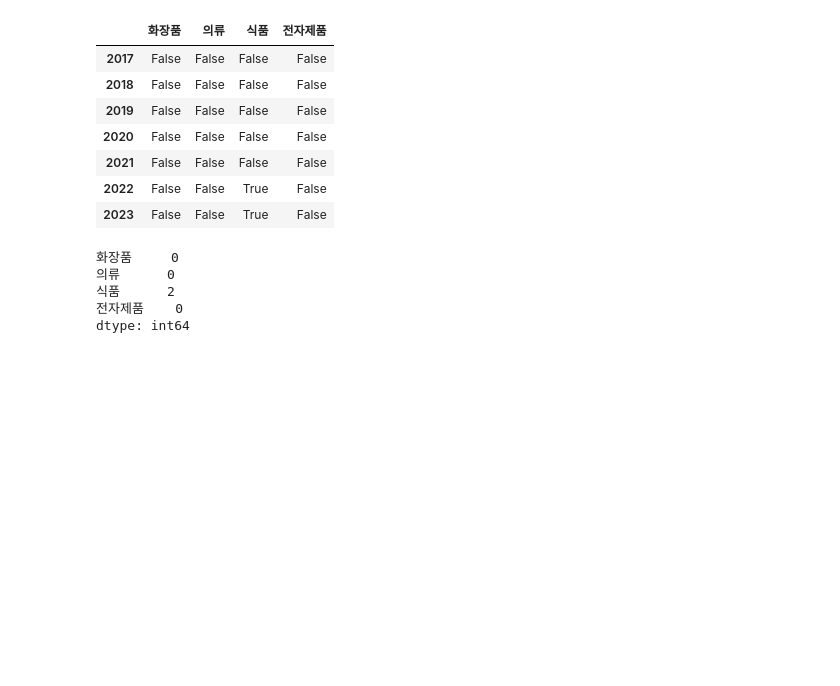
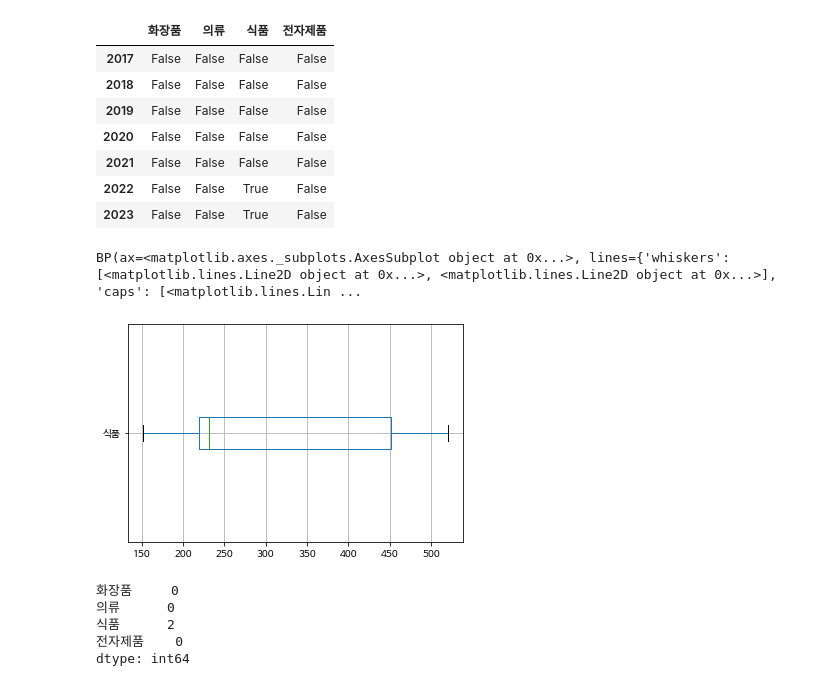
Before and after one commit to enosung/ubion, a Jupyter notebook: 유비온_2번째주_수업02(01월02일~01월09일).ipynb, the cells around one changed output. Saved outputs shown, nothing was run; the diff lists cells and outputs as text; code cells hidden in the pictures; blank space fills up the shorter version.

```diff
--- a/유비온_2번째주_수업02(01월02일~01월09일).ipynb
+++ b/유비온_2번째주_수업02(01월02일~01월09일).ipynb
@@ -452,6 +523,12 @@ df_sales2.isnull()
 | 2021 | False | False | False | False |
 | 2022 | False | False | True | False |
 | 2023 | False | False | True | False |
+# %%
+df_sales2.boxplot(column="식품", return_type="both", vert = False)
+# 데이터가 비어 있어도 boxplot 출력 가능하다.
+# %% [output]
+BP(ax=<matplotlib.axes._subplots.AxesSubplot object at 0x...>, lines={'whiskers': [<matplotlib.lines.Line2D object at 0x...>, <matplotlib.lines.Line2D object at 0x...>], 'caps': [<matplotlib.lines.Lin ...
+[figure, added]
 # %%
 df_sales2.isnull().sum()
 # isnull함수이용 데이터가 비어있는걸 sum함수로 몇개인지 출력해줘
```
Also changed, not shown: parts of 126 cells of this notebook.
